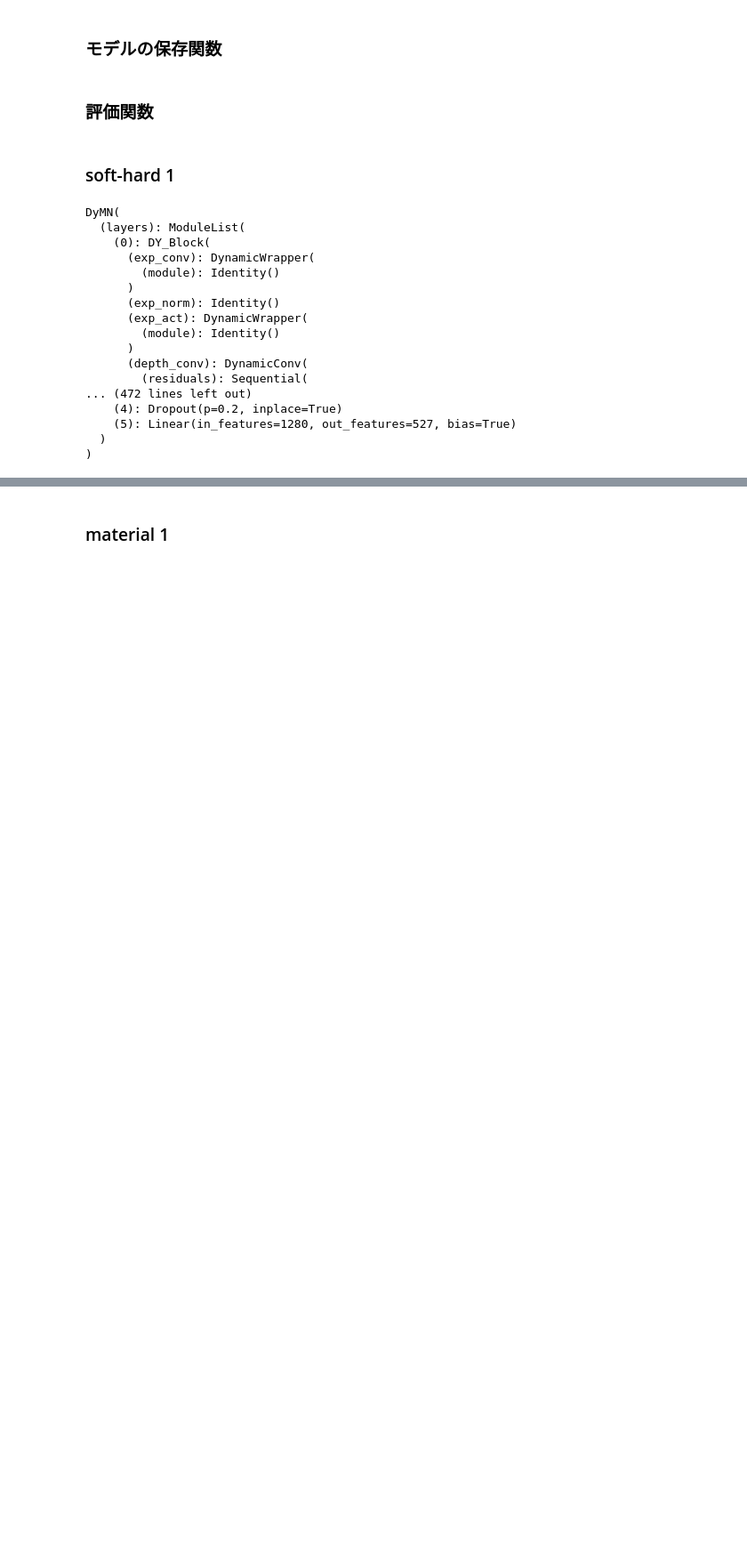
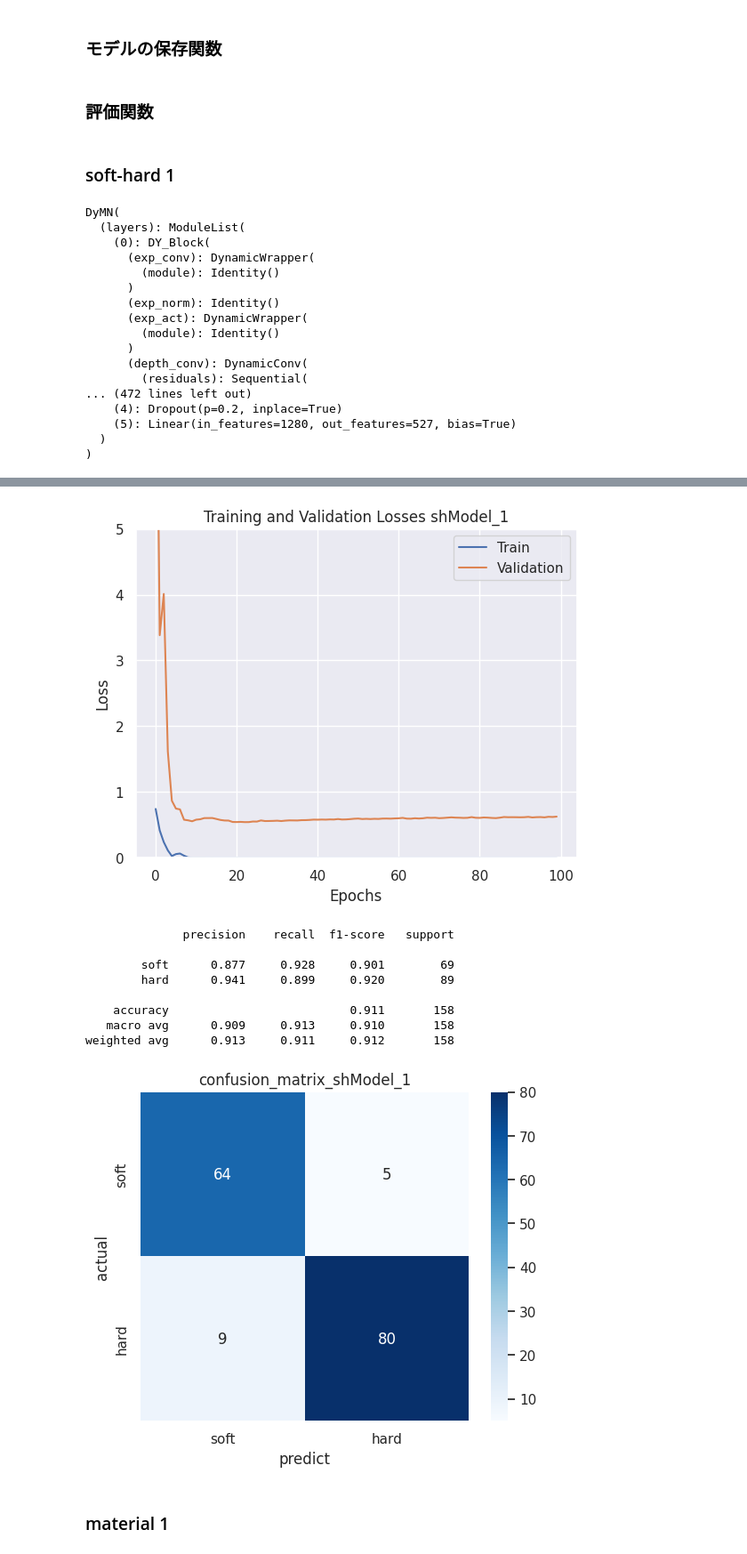
Before and after one commit to nish247/CNN_contact-obj, a Jupyter notebook: new_dataset.ipynb, the cells around one changed output, grey strips where cells are left out. Shown at 89% size. Cells and saved outputs as stored; diff of their text form; code cells hidden in the pictures; blank space fills up the shorter version.

```diff
--- a/new_dataset.ipynb
+++ b/new_dataset.ipynb
@@ -1060,7 +1060,7 @@ DyMN(
 
 # エポックの数
 epoch = 0
-max_epoch = 10
+max_epoch = 100
 
 # モデルの初期化
 torch.manual_seed(0)
@@ -1150,3 +1163,13 @@ Compile with `TORCH_USE_CUDA_DSA` to enable device-side assertions.
+[figure, added]
+              precision    recall  f1-score   support
+
+        soft      0.877     0.928     0.901        69
+        hard      0.941     0.899     0.920        89
+
+    accuracy                          0.911       158
+   macro avg      0.909     0.913     0.910       158
+weighted avg      0.913     0.911     0.912       158
+[figure, added]
 # %% [markdown]
 ### material 1
 # %%
```
Also changed, not shown: parts of 24 cells of this notebook.
